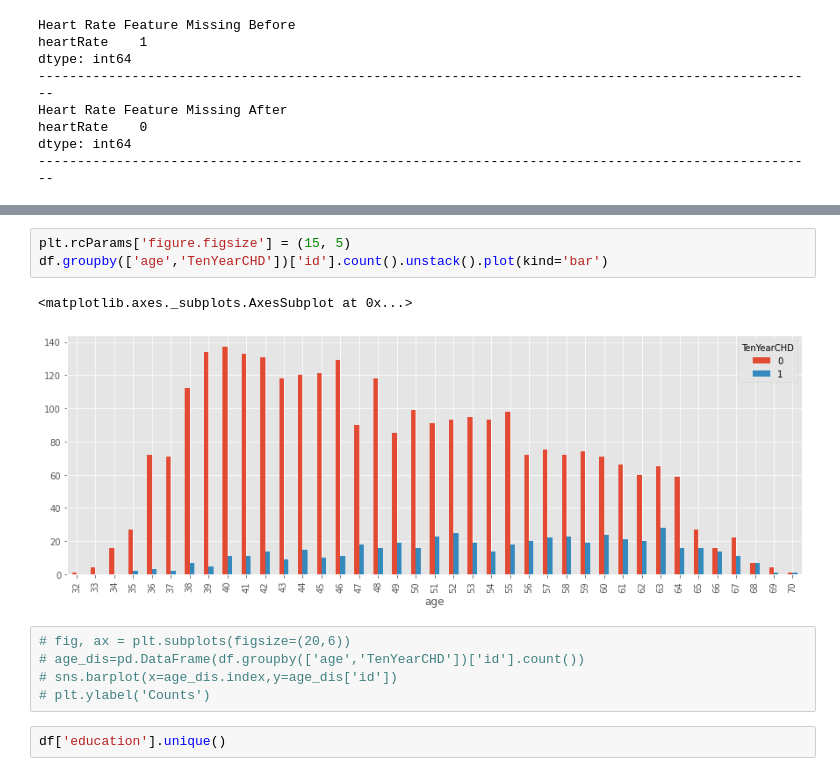
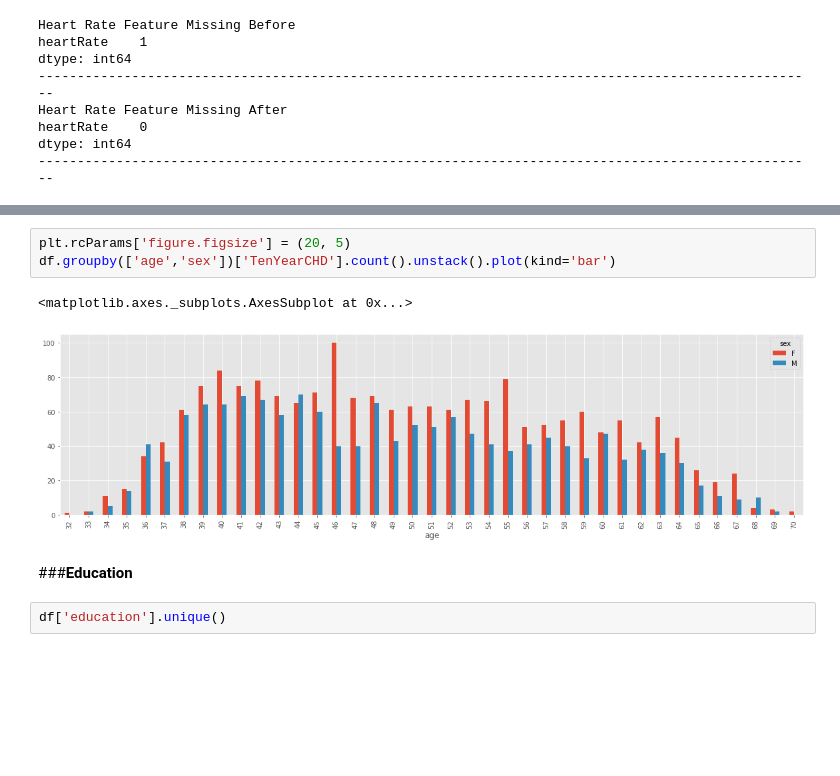
Before and after one commit to rugadamanikanta/Cardiovascular-Risk-Prediction, a Jupyter notebook: Cardiovascular_Risk_Prediction.ipynb, the cells around one changed output, grey strips where cells are left out. Saved outputs shown, nothing was run; the diff lists cells and outputs as text; blank space fills up the shorter version.

```diff
--- a/Cardiovascular_Risk_Prediction.ipynb
+++ b/Cardiovascular_Risk_Prediction.ipynb
@@ -445,14 +448,11 @@ plt.show()
 # %%
-plt.rcParams['figure.figsize'] = (15, 5)
-df.groupby(['age','TenYearCHD'])['id'].count().unstack().plot(kind='bar')
+plt.rcParams['figure.figsize'] = (20, 5)
+df.groupby(['age','sex'])['TenYearCHD'].count().unstack().plot(kind='bar')
 # %% [output]
 <matplotlib.axes._subplots.AxesSubplot at 0x...>
-[figure, old version]
+[figure, new version]
-# %%
-# fig, ax = plt.subplots(figsize=(20,6))
-# age_dis=pd.DataFrame(df.groupby(['age','TenYearCHD'])['id'].count())
-# sns.barplot(x=age_dis.index,y=age_dis['id'])
-# plt.ylabel('Counts')
+# %% [markdown]
+###**Education**
 # %%
 df['education'].unique()
 # %% [output]
```
Also changed, not shown: parts of 139 cells of this notebook.
